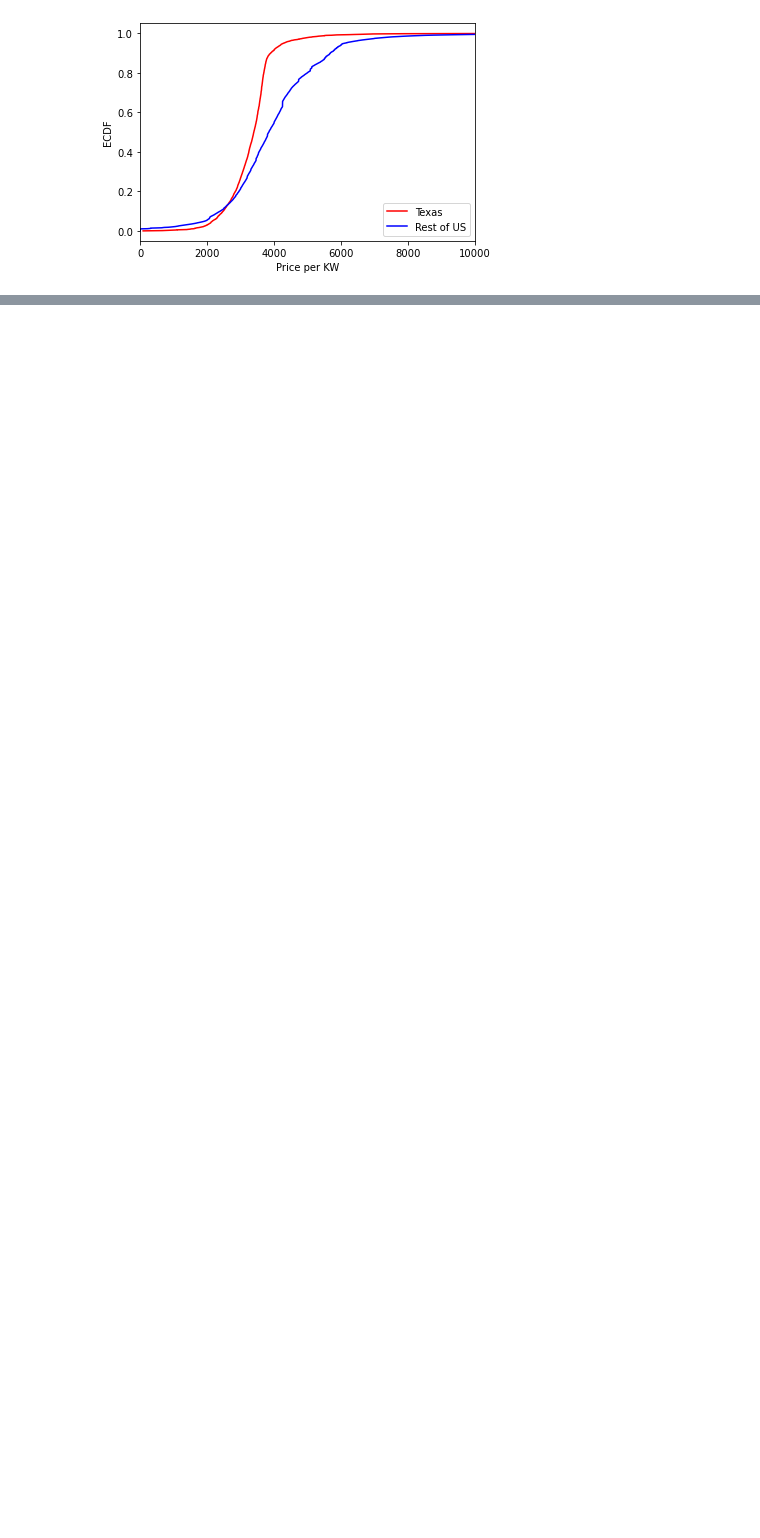
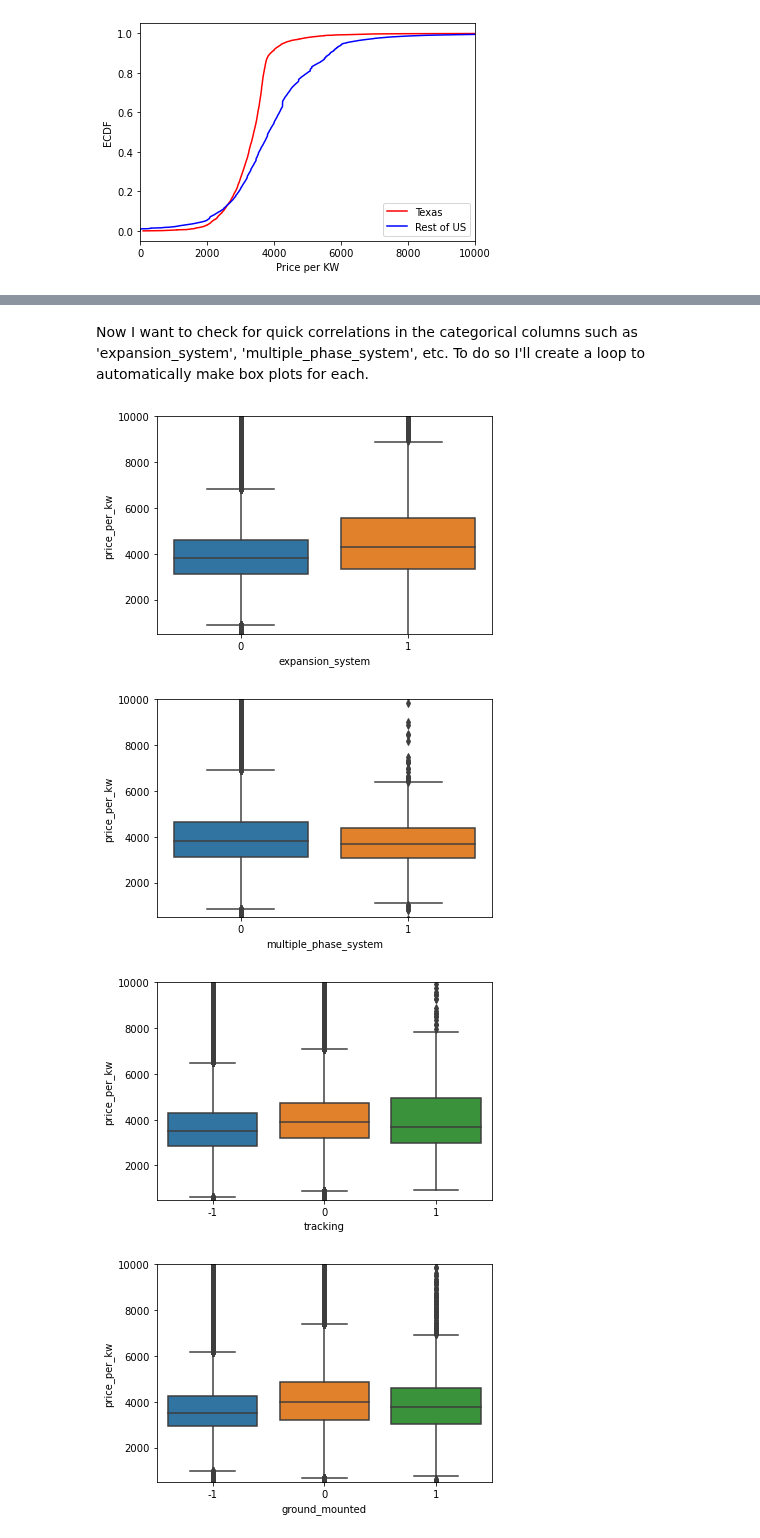
Before and after one commit to zjbrown0689/Solar-Panel-Capstone, a Jupyter notebook: notebooks/Exploratory Data Analysis.ipynb, the cells around one changed output, grey strips where cells are left out. Cells and saved outputs as stored; diff of their text form; code cells hidden in the pictures; blank space fills up the shorter version.

```diff
--- a/notebooks/Exploratory Data Analysis.ipynb
+++ b/notebooks/Exploratory Data Analysis.ipynb
@@ -52,3 +52,6 @@ Index(['data_provider_1', 'system_id_1', 'installation_date', 'system_size_dc',
        'state_NH', 'state_NM', 'state_NY', 'state_RI', 'state_TX', 'state_UT',
        'state_WI'],
       dtype='object')
+# %%
+col = data.columns.to_series().groupby(data.dtypes).groups
+print(col)
@@ -87,0 +102,13 @@ plt.show()
+# %% [markdown]
+Now I want to check for quick correlations in the categorical columns such as 'expansion_system', 'multiple_phase_system', etc. To do so I'll create a loop to automatically make box plots for each.
+# %%
+for col in data.columns:
+    if data.dtypes[col] == 'int64' and 'state' not in col and 2 not in data[col].unique():
+        sns.boxplot(x=col, y='price_per_kw', data=data)
+        plt.ylim(500, 10000)
+        plt.show()
+# %% [output]
+[figure, added]
+[figure, added]
+[figure, added]
+[figure, added]
```
Also changed, not shown: parts of 8 cells of this notebook, 1 other file.
